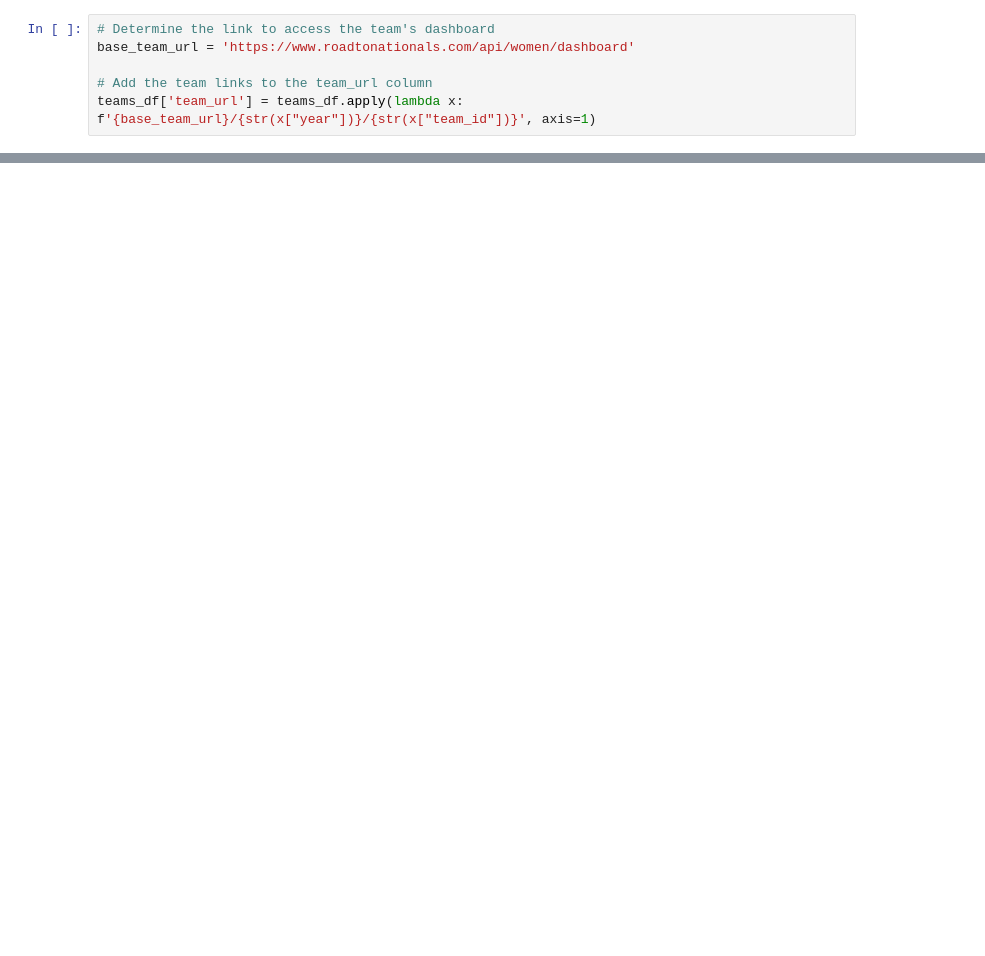
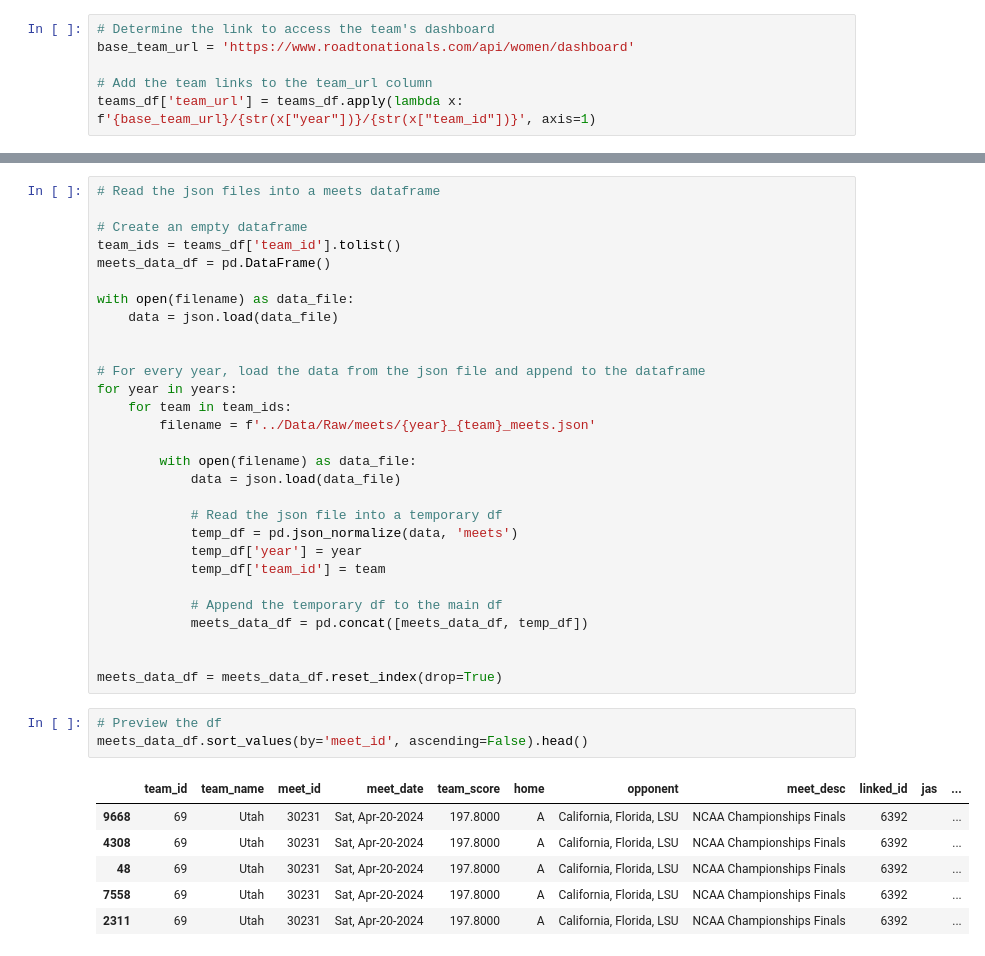
Before and after one commit to LSE-ME204/me204-2024-project-jesatuts2, a Jupyter notebook: Notebooks/NB02-Build-Database.ipynb, the cells around one changed output, grey strips where cells are left out. Cells and saved outputs as stored; diff of their text form; blank space fills up the shorter version.

```diff
--- a/Notebooks/NB02-Build-Database.ipynb
+++ b/Notebooks/NB02-Build-Database.ipynb
@@ -116,0 +85,39 @@ teams_df.head()
+# %%
+# Read the json files into a meets dataframe
+
+# Create an empty dataframe
+team_ids = teams_df['team_id'].tolist()
+meets_data_df = pd.DataFrame()
+
+with open(filename) as data_file:
+    data = json.load(data_file)
+
+
+# For every year, load the data from the json file and append to the dataframe
+for year in years:
+    for team in team_ids:
+        filename = f'../Data/Raw/meets/{year}_{team}_meets.json'
+
+        with open(filename) as data_file:
+            data = json.load(data_file)
+
+            # Read the json file into a temporary df
+            temp_df = pd.json_normalize(data, 'meets')
+            temp_df['year'] = year
+            temp_df['team_id'] = team
+
+            # Append the temporary df to the main df
+            meets_data_df = pd.concat([meets_data_df, temp_df])
+
+
+meets_data_df = meets_data_df.reset_index(drop=True)
+# %%
+# Preview the df
+meets_data_df.sort_values(by='meet_id', ascending=False).head()
+# %% [output]
+|  | team_id | team_name | meet_id | meet_date | team_score | home | opponent | meet_desc | linked_id | jas | ... |
+| 9668 | 69 | Utah | 30231 | Sat, Apr-20-2024 | 197.8000 | A | California, Florida, LSU | NCAA Championships Finals | 6392 |  | ... |
+| 4308 | 69 | Utah | 30231 | Sat, Apr-20-2024 | 197.8000 | A | California, Florida, LSU | NCAA Championships Finals | 6392 |  | ... |
+| 48 | 69 | Utah | 30231 | Sat, Apr-20-2024 | 197.8000 | A | California, Florida, LSU | NCAA Championships Finals | 6392 |  | ... |
+| 7558 | 69 | Utah | 30231 | Sat, Apr-20-2024 | 197.8000 | A | California, Florida, LSU | NCAA Championships Finals | 6392 |  | ... |
+| 2311 | 69 | Utah | 30231 | Sat, Apr-20-2024 | 197.8000 | A | California, Florida, LSU | NCAA Championships Finals | 6392 |  | ... |
```
Also changed, not shown: parts of 15 cells of this notebook.
